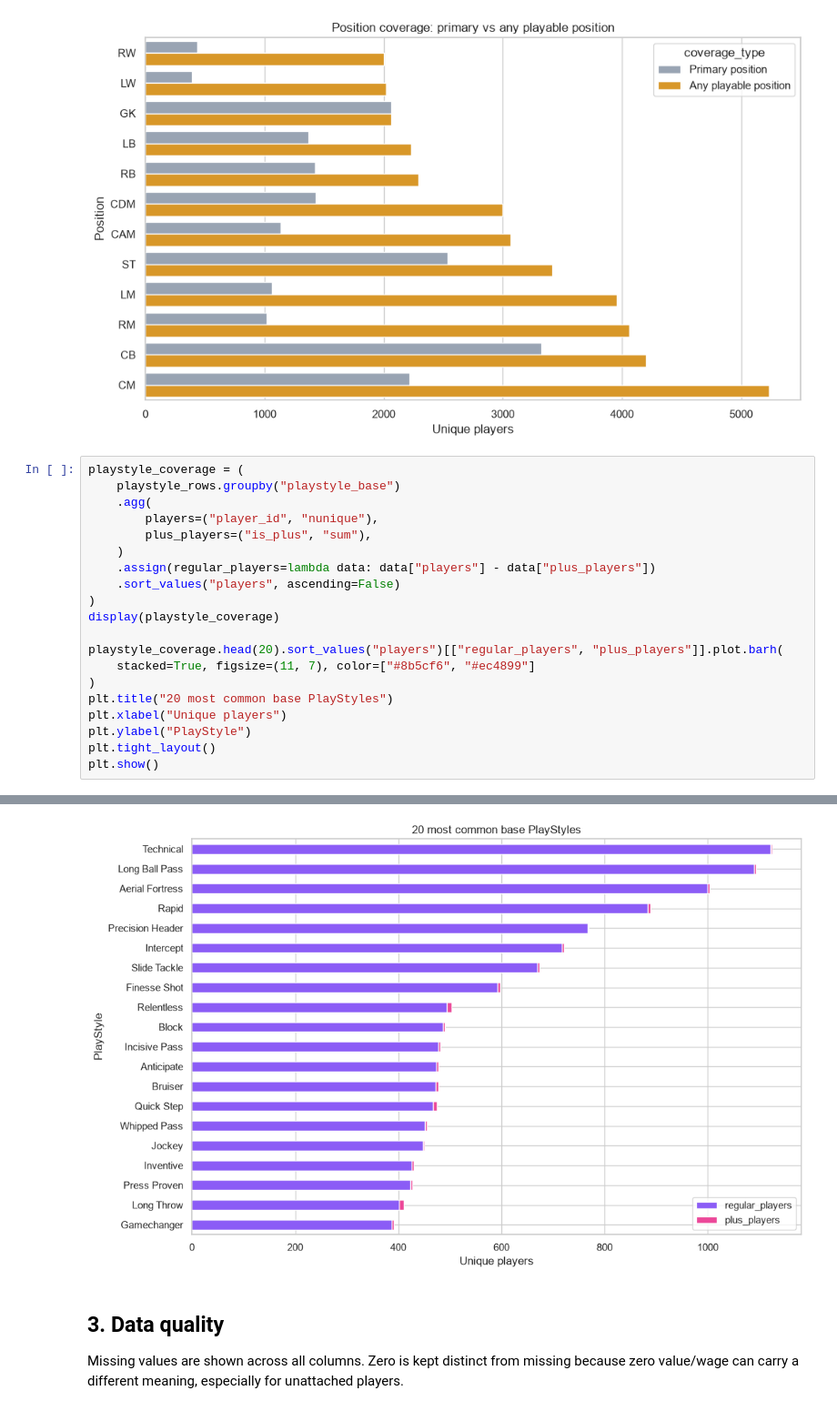
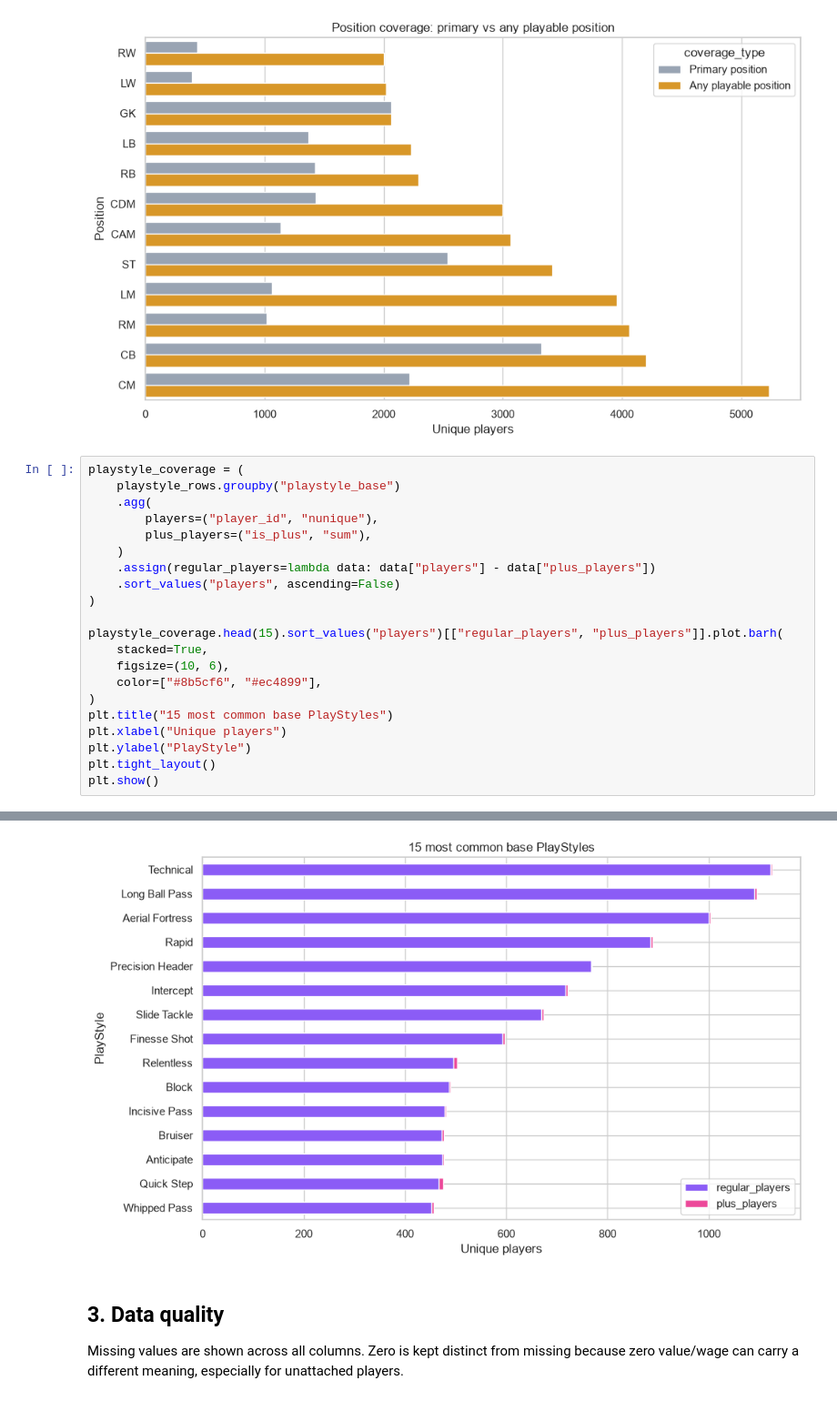
Before and after one commit to brandonwu694/EA_FC_CM_Recommender, a Jupyter notebook: notebooks/fc26_player_eda.ipynb, the cells around one changed output, grey strips where cells are left out. Shown at 91% size. Drawn from its saved outputs; the diff is of its cells as text.

```diff
--- a/notebooks/fc26_player_eda.ipynb
+++ b/notebooks/fc26_player_eda.ipynb
@@ -290,12 +289,13 @@ playstyle_coverage = (
     .assign(regular_players=lambda data: data["players"] - data["plus_players"])
     .sort_values("players", ascending=False)
 )
-display(playstyle_coverage)
 
-playstyle_coverage.head(20).sort_values("players")[["regular_players", "plus_players"]].plot.barh(
-    stacked=True, figsize=(11, 7), color=["#8b5cf6", "#ec4899"]
+playstyle_coverage.head(15).sort_values("players")[["regular_players", "plus_players"]].plot.barh(
+    stacked=True,
+    figsize=(10, 6),
+    color=["#8b5cf6", "#ec4899"],
 )
-plt.title("20 most common base PlayStyles")
+plt.title("15 most common base PlayStyles")
 plt.xlabel("Unique players")
 plt.ylabel("PlayStyle")
 plt.tight_layout()
@@ -322,4 +304,4 @@ plt.show()
-[figure, old version]
+[figure, new version]
 # %% [markdown]
 ## 3. Data quality
 
```
Also changed, not shown: parts of 13 cells of this notebook.
